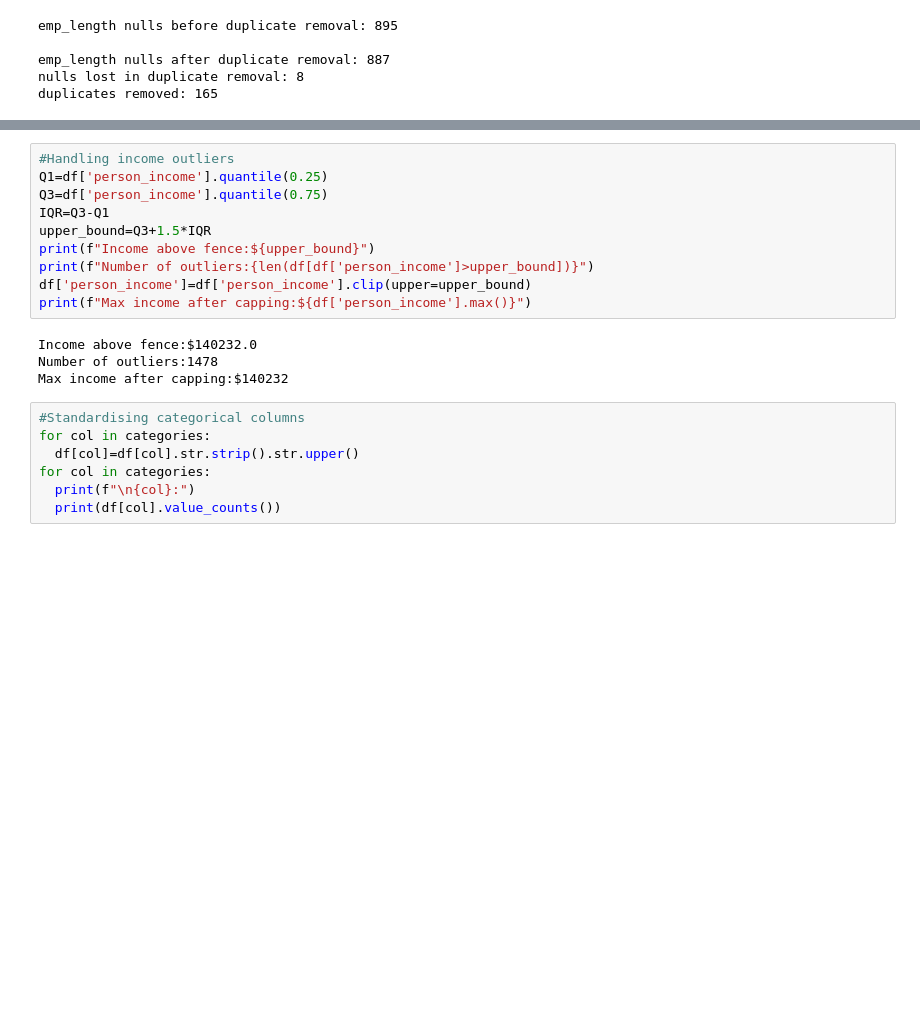
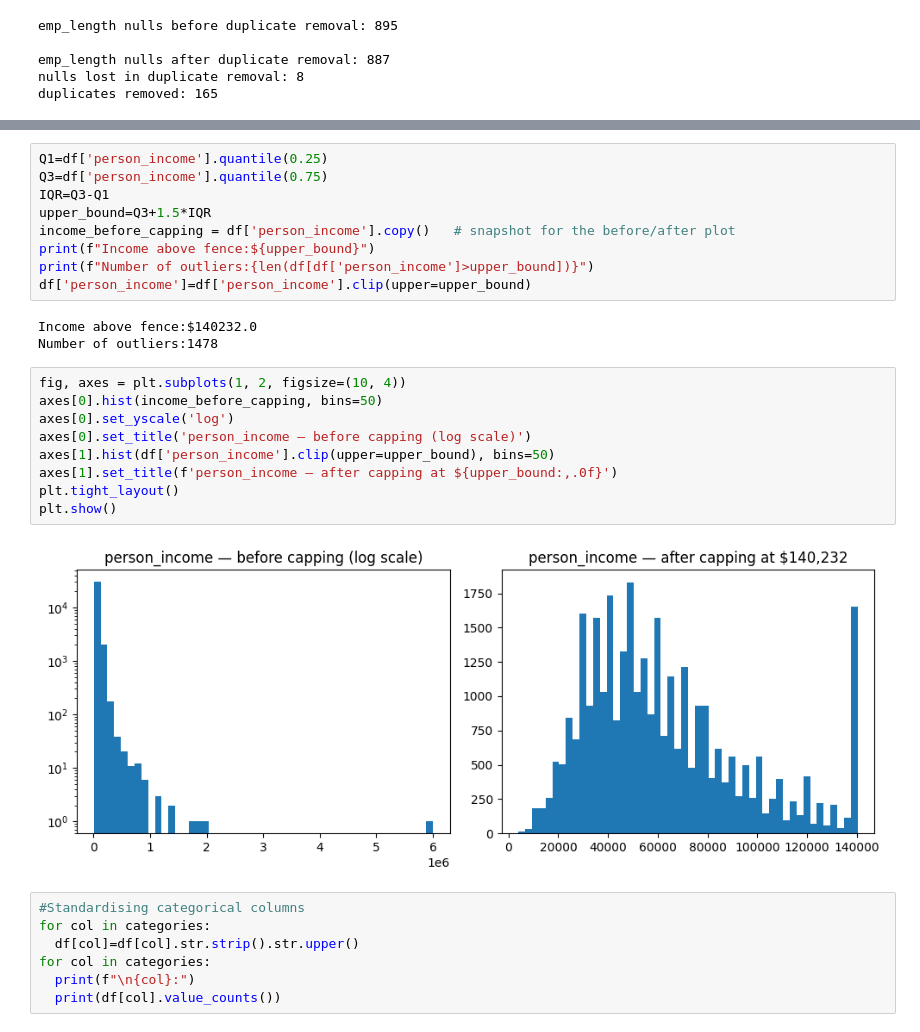
Before and after one commit to tsnuhithreddy/loan-default-risk-analysis, a Jupyter notebook: notebooks/Loan_default_risk_analysis.ipynb, the cells around one changed output, grey strips where cells are left out. Saved outputs shown, nothing was run; the diff lists cells and outputs as text; blank space fills up the shorter version.

```diff
--- a/notebooks/Loan_default_risk_analysis.ipynb
+++ b/notebooks/Loan_default_risk_analysis.ipynb
@@ -219,19 +245,28 @@ F    18.54
 G    20.16
 Name: loan_int_rate, dtype: float64
 # %%
-#Handling income outliers
 Q1=df['person_income'].quantile(0.25)
 Q3=df['person_income'].quantile(0.75)
 IQR=Q3-Q1
 upper_bound=Q3+1.5*IQR
+income_before_capping = df['person_income'].copy()   # snapshot for the before/after plot
 print(f"Income above fence:${upper_bound}")
 print(f"Number of outliers:{len(df[df['person_income']>upper_bound])}")
 df['person_income']=df['person_income'].clip(upper=upper_bound)
-print(f"Max income after capping:${df['person_income'].max()}")
 # %% [output]
 Income above fence:$140232.0
 Number of outliers:1478
-Max income after capping:$140232
+# %%
+fig, axes = plt.subplots(1, 2, figsize=(10, 4))
+axes[0].hist(income_before_capping, bins=50)
+axes[0].set_yscale('log')
+axes[0].set_title('person_income — before capping (log scale)')
+axes[1].hist(df['person_income'].clip(upper=upper_bound), bins=50)
+axes[1].set_title(f'person_income — after capping at ${upper_bound:,.0f}')
+plt.tight_layout()
+plt.show()
+# %% [output]
+[figure, added]
 # %%
 #Standardising categorical columns
 for col in categories:
```
Also changed, not shown: parts of 9 cells of this notebook.
